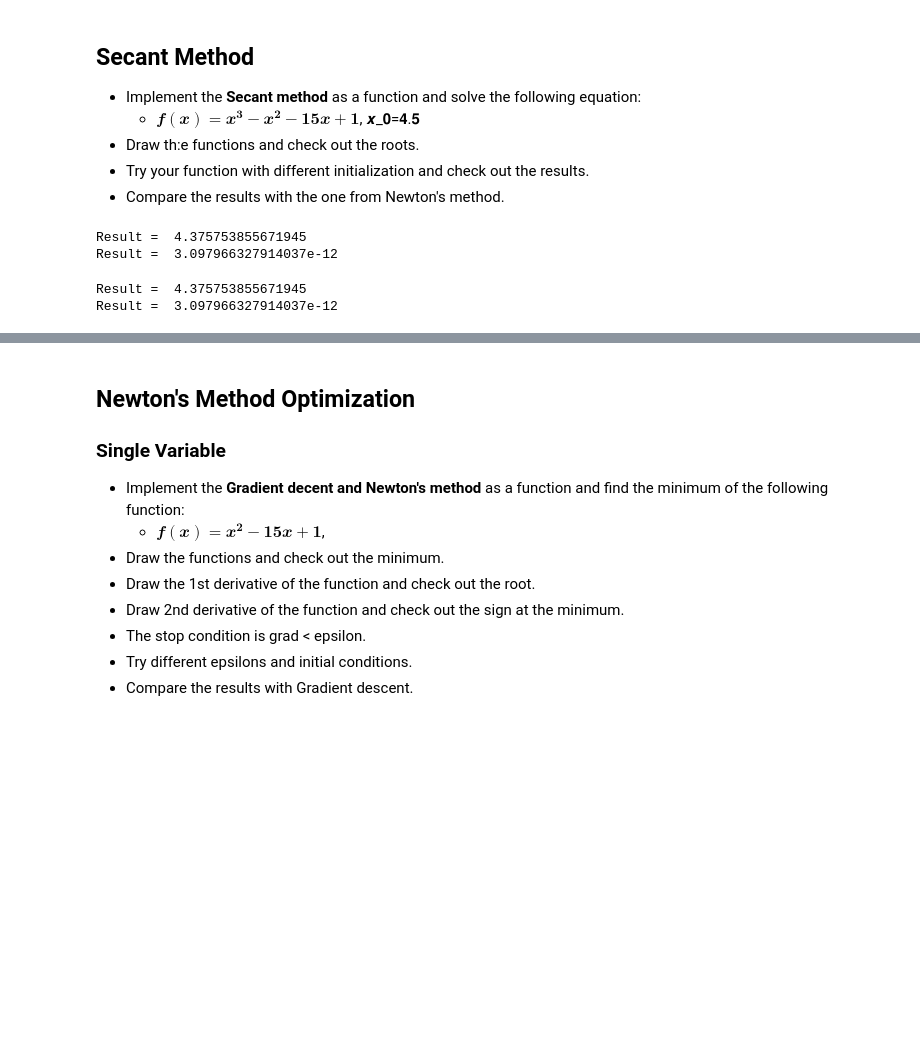
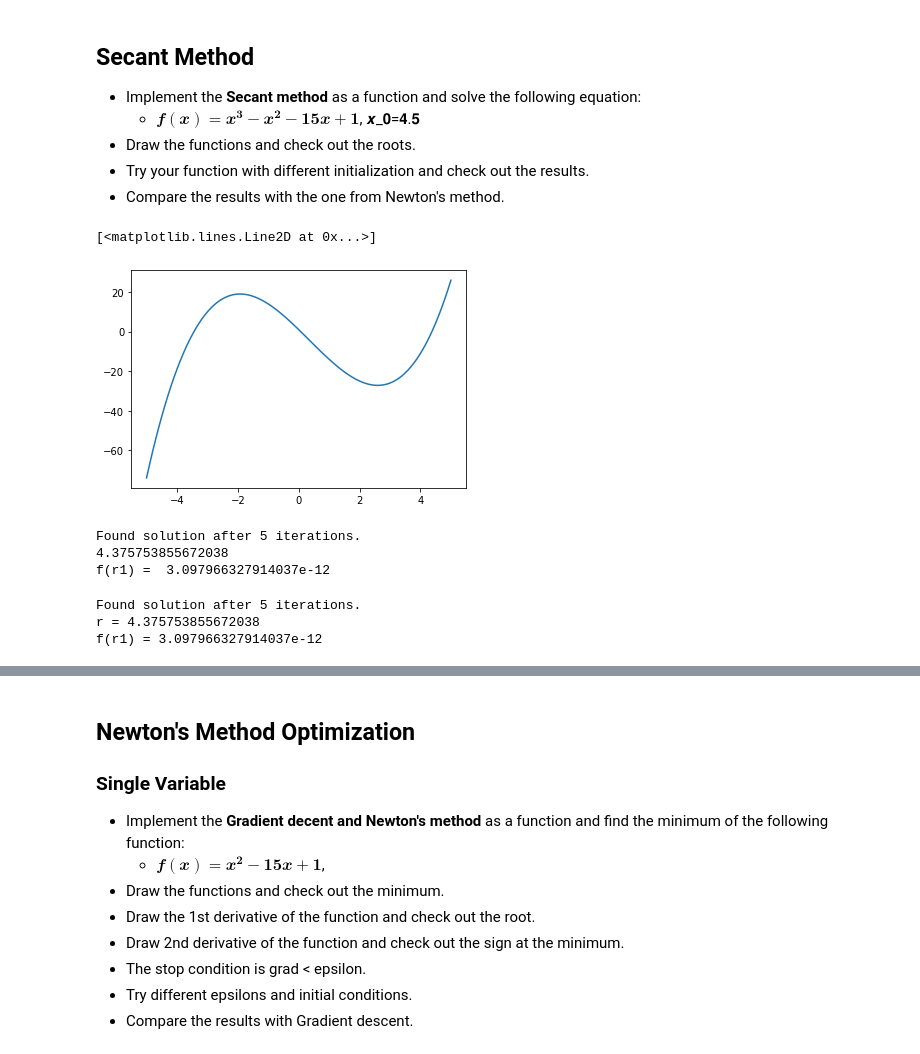
Before and after one commit to AbdellrahmanAmgad/ITI-Practical-Work, a Jupyter notebook: Numerical Algorithms/Lab_3.ipynb, the cells around one changed output, grey strips where cells are left out. Saved outputs shown, nothing was run; the diff lists cells and outputs as text; code cells hidden in the pictures; blank space fills up the shorter version.

```diff
--- a/Numerical Algorithms/Lab_3.ipynb
+++ b/Numerical Algorithms/Lab_3.ipynb
@@ -2,34 +2,6 @@
 ## Secant Method
 - Implement the <b>Secant method</b> as a function and solve the following equation:
     - $𝒇(𝒙)=𝒙^𝟑−𝒙^𝟐−𝟏𝟓𝒙+𝟏$,          𝒙_𝟎=𝟒.𝟓
-- Draw th:e functions and check out the roots.
+- Draw the functions and check out the roots.
 - Try your function with different initialization and check out the results.
 - Compare the results with the one from Newton's method.
-# %%
-#root finding method
-def func(x):
-    f_x=x**3-x**2-15*x+1
-    return f_x
-#----------------------------------------------------------------------------------------------------------------------
-#x0,x1 initial value 3shan tbd2 el guessing
-#e to stop the loop
-def secant(x0,x1,e):
-    t=1
-    while t==1:
-        x2 = x0-(x1-x0)*func(x0)/(func(x1)-func(x0))
-        func(x2)
-        x0 = x1
-        x1 = x2
-        if abs(func(x2)) < e:
-            x2 = x0-(x1-x0)*func(x0)/(func(x1)-func(x0))
-            print('Result = ', x2)
-            t=0
-            print('Result = ', func(x1))
-
-x0=5.5
-x1=4.5
-e=1e-8
-secant(x0,x1,e)
-# %% [output]
-Result =  4.375753855671945
-Result =  3.097966327914037e-12
@@ -36,9 +12,39 @@ Result =  3.097966327914037e-12
+# %%
+x_0 = 4.5
+f = lambda x: x**3-x**2-15*x+1
+#plotting an equation with matplotlib
+x = np.linspace(-5,5,100)
+y = f(x)
+plt.plot(x,y)
+# %% [output]
+[<matplotlib.lines.Line2D at 0x...>]
+[figure, added]
+# %%
+# Secant with initial xk-1 = 5.5, epsilon = 1e-8
+xk_1 = 5.5
+epsilon = 1e-8
+xk = x_0
+def secant(f, xk_1, xk, epsilon):
+    fk = lambda xk,xk_1: xk-(f(xk)*(xk-xk_1)/(f(xk)-f(xk_1)))
+    count = 0
+    while abs(f(xk))>=epsilon:
+        xk_f = fk(xk,xk_1)
+        xk_1 = xk
+        xk = xk_f
+        count += 1
+
+
+    print('Found solution after %d iterations.' %(count))
+    print(xk_f)
+    print('f(r1) = ',f(xk_f))
+secant(f, xk_1, xk, epsilon)
+# %% [output]
+Found solution after 5 iterations.
+4.375753855672038
+f(r1) =  3.097966327914037e-12
 # %%
 # Secant with initial xk-1 = 5.5, epsilon = 1e-8
-x0=5.5
-x1=4.5
-e=1e-8
-secant(x0,x1,e)
 # %% [output]
-Result =  4.375753855671945
-Result =  3.097966327914037e-12
+Found solution after 5 iterations.
+r = 4.375753855672038
+f(r1) = 3.097966327914037e-12
```
Also changed, not shown: parts of 50 cells of this notebook.
